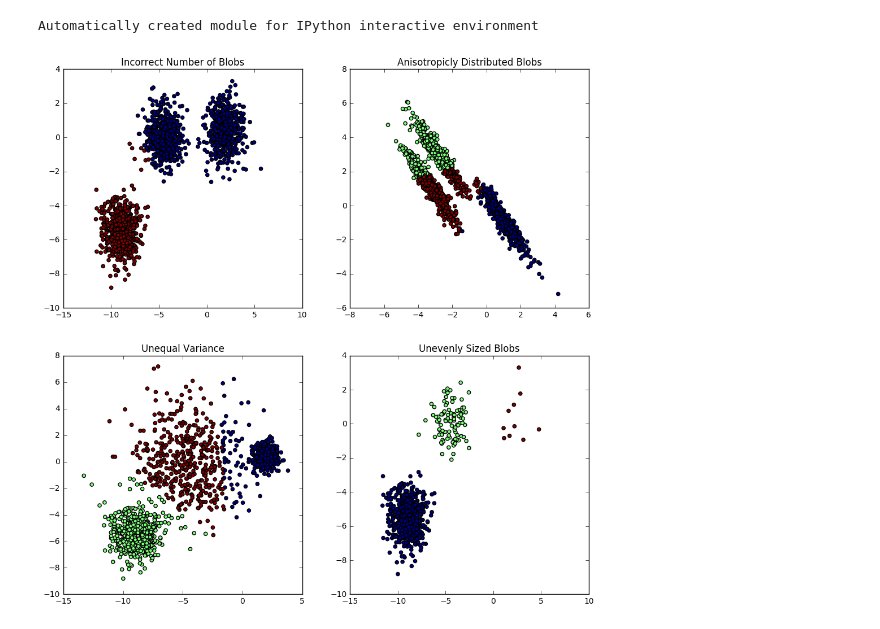
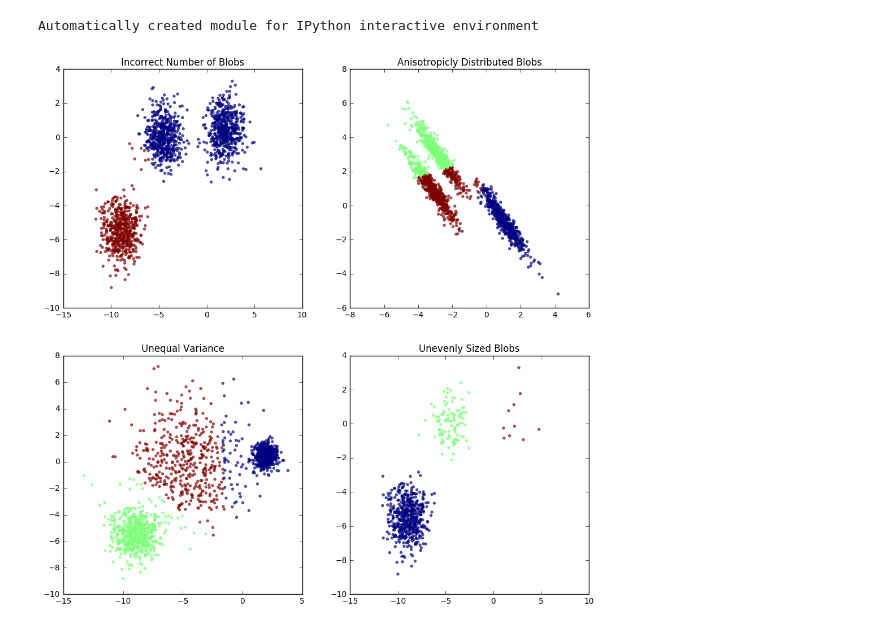
Before and after one commit to domijin/kmeans_assumption, a Jupyter notebook: FinalProject.ipynb, the cells around one changed output. Cells and saved outputs as stored; diff of their text form; code cells hidden in the pictures.

```diff
--- a/FinalProject.ipynb
+++ b/FinalProject.ipynb
@@ -12,6 +20,10 @@ from sklearn.datasets import make_blobs
 
 plt.figure(figsize=(12, 12))
 
+alpha=0.7
+s=15
+
+
 n_samples = 1500
 random_state = 170
 X, y = make_blobs(n_samples=n_samples, random_state=random_state)
@@ -20,37 +32,37 @@ X, y = make_blobs(n_samples=n_samples, random_state=random_state)
 y_pred = KMeans(n_clusters=2, random_state=random_state).fit_predict(X)
 
 plt.subplot(221)
-plt.scatter(X[:, 0], X[:, 1], c=y_pred)
+plt.scatter(X[:, 0], X[:, 1], c=y_pred, edgecolors='None',cmap='jet',alpha=alpha,s=s)
 plt.title("Incorrect Number of Blobs")
 
 # Anisotropicly distributed data
 transformation = [[ 0.60834549, -0.63667341], [-0.40887718, 0.85253229]]
 X_aniso = np.dot(X, transformation)
 y_pred = KMeans(n_clusters=3, random_state=random_state).fit_predict(X_aniso)
 
 plt.subplot(222)
-plt.scatter(X_aniso[:, 0], X_aniso[:, 1], c=y_pred)
+plt.scatter(X_aniso[:, 0], X_aniso[:, 1], c=y_pred, edgecolors='None',cmap='jet',alpha=alpha,s=s)
 plt.title("Anisotropicly Distributed Blobs")
 
 # Different variance
 X_varied, y_varied = make_blobs(n_samples=n_samples,
                                 cluster_std=[1.0, 2.5, 0.5],
                                 random_state=random_state)
 y_pred = KMeans(n_clusters=3, random_state=random_state).fit_predict(X_varied)
 
 plt.subplot(223)
-plt.scatter(X_varied[:, 0], X_varied[:, 1], c=y_pred)
+plt.scatter(X_varied[:, 0], X_varied[:, 1], c=y_pred, edgecolors='None',cmap='jet',alpha=alpha,s=s)
 plt.title("Unequal Variance")
 
 # Unevenly sized blobs
 X_filtered = np.vstack((X[y == 0][:500], X[y == 1][:100], X[y == 2][:10]))
 y_pred = KMeans(n_clusters=3, random_state=random_state).fit_predict(X_filtered)
 
 plt.subplot(224)
-plt.scatter(X_filtered[:, 0], X_filtered[:, 1], c=y_pred)
+plt.scatter(X_filtered[:, 0], X_filtered[:, 1], c=y_pred, edgecolors='None',cmap='jet',alpha=alpha, s=s)
 plt.title("Unevenly Sized Blobs")
 
 plt.show()
 # %% [output]
 Automatically created module for IPython interactive environment
-[figure, old version]
+[figure, new version]
```
Also changed, not shown: parts of 12 cells of this notebook.
